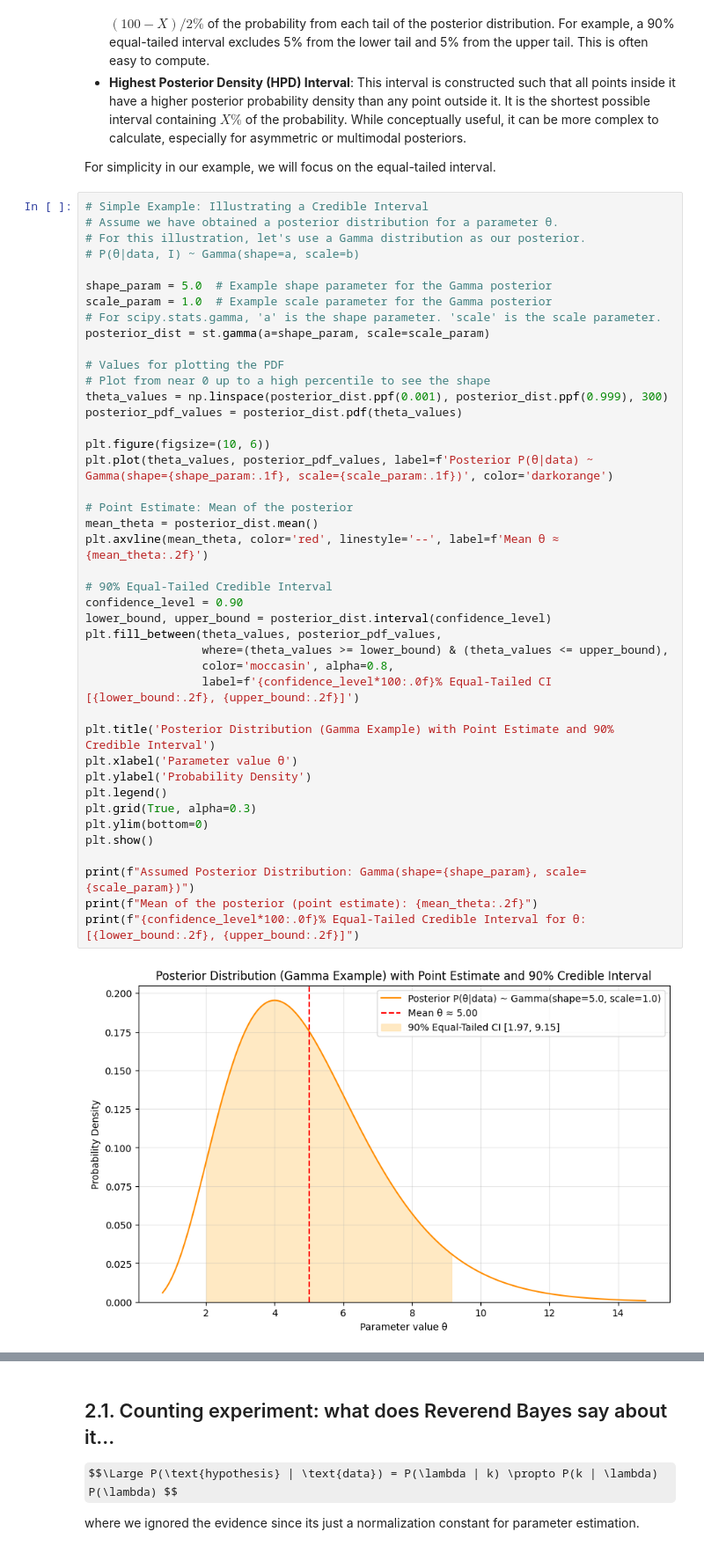
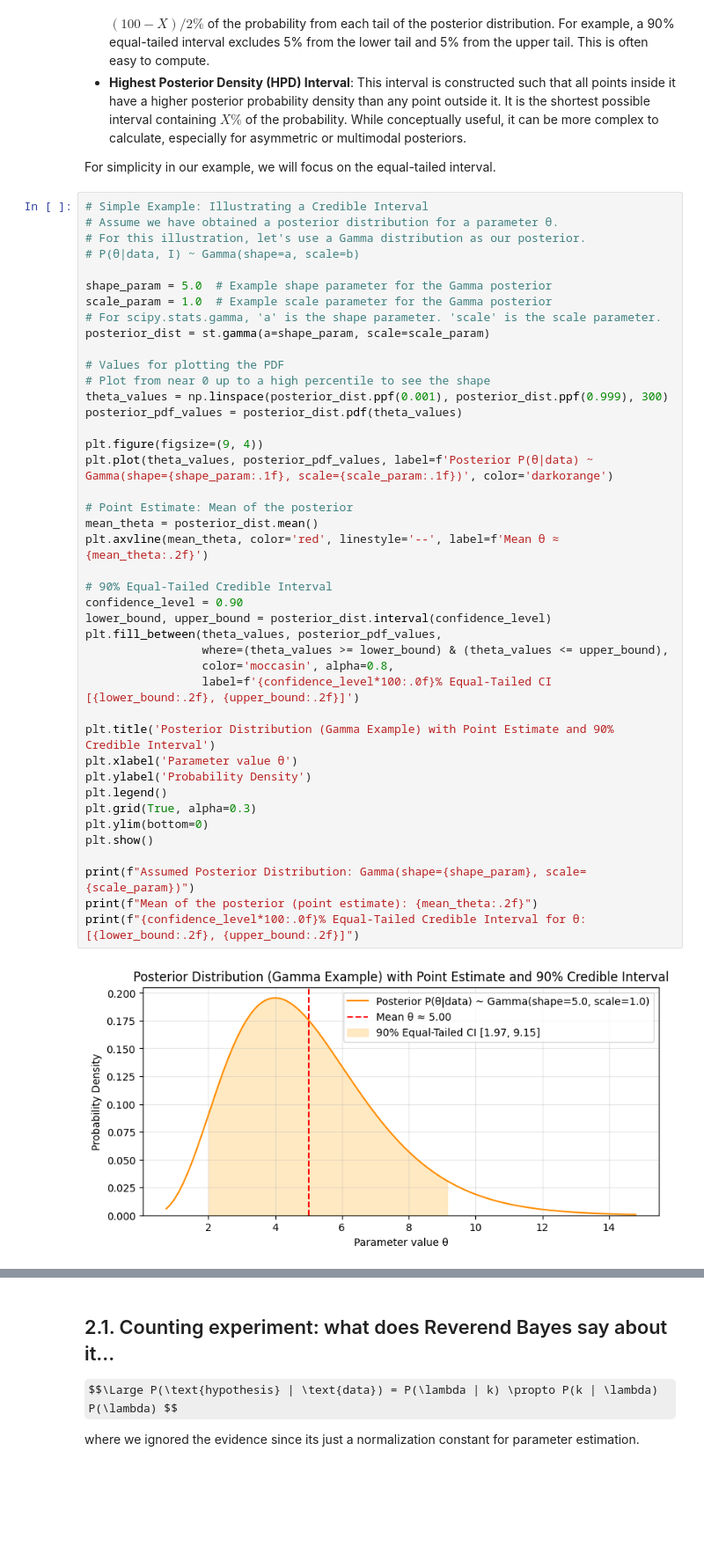
Before and after one commit to astrostatistics-in-crete/2025_summer_school, a Jupyter notebook: 06_Bayesian/Bayesian_1_answerkey.ipynb, the cells around one changed output, grey strips where cells are left out. Shown: that part at 88% size. Drawn from its saved outputs; the diff is of its cells as text; some formulas as TeX source; blank space fills up the shorter version.

```diff
--- a/06_Bayesian/Bayesian_1_answerkey.ipynb
+++ b/06_Bayesian/Bayesian_1_answerkey.ipynb
@@ -325,35 +409,35 @@ posterior_dist = st.gamma(a=shape_param, scale=scale_param)
 # Plot from near 0 up to a high percentile to see the shape
 theta_values = np.linspace(posterior_dist.ppf(0.001), posterior_dist.ppf(0.999), 300)
 posterior_pdf_values = posterior_dist.pdf(theta_values)
 
-plt.figure(figsize=(10, 6))
+plt.figure(figsize=(9, 4))
 plt.plot(theta_values, posterior_pdf_values, label=f'Posterior P(θ|data) ~ Gamma(shape={shape_param:.1f}, scale={scale_param:.1f})', color='darkorange')
 
 # Point Estimate: Mean of the posterior
 mean_theta = posterior_dist.mean()
 plt.axvline(mean_theta, color='red', linestyle='--', label=f'Mean θ ≈ {mean_theta:.2f}')
 
 # 90% Equal-Tailed Credible Interval
 confidence_level = 0.90
 lower_bound, upper_bound = posterior_dist.interval(confidence_level)
 plt.fill_between(theta_values, posterior_pdf_values,
                  where=(theta_values >= lower_bound) & (theta_values <= upper_bound),
                  color='moccasin', alpha=0.8,
                  label=f'{confidence_level*100:.0f}% Equal-Tailed CI [{lower_bound:.2f}, {upper_bound:.2f}]')
 
 plt.title('Posterior Distribution (Gamma Example) with Point Estimate and 90% Credible Interval')
 plt.xlabel('Parameter value θ')
 plt.ylabel('Probability Density')
 plt.legend()
 plt.grid(True, alpha=0.3)
 plt.ylim(bottom=0)
 plt.show()
 
 print(f"Assumed Posterior Distribution: Gamma(shape={shape_param}, scale={scale_param})")
 print(f"Mean of the posterior (point estimate): {mean_theta:.2f}")
 print(f"{confidence_level*100:.0f}% Equal-Tailed Credible Interval for θ: [{lower_bound:.2f}, {upper_bound:.2f}]")
 # %% [output]
-[figure, old version]
+[figure, new version]
 Assumed Posterior Distribution: Gamma(shape=5.0, scale=1.0)
 Mean of the posterior (point estimate): 5.00
 90% Equal-Tailed Credible Interval for θ: [1.97, 9.15]
```
Also changed, not shown: parts of 5 cells of this notebook.
